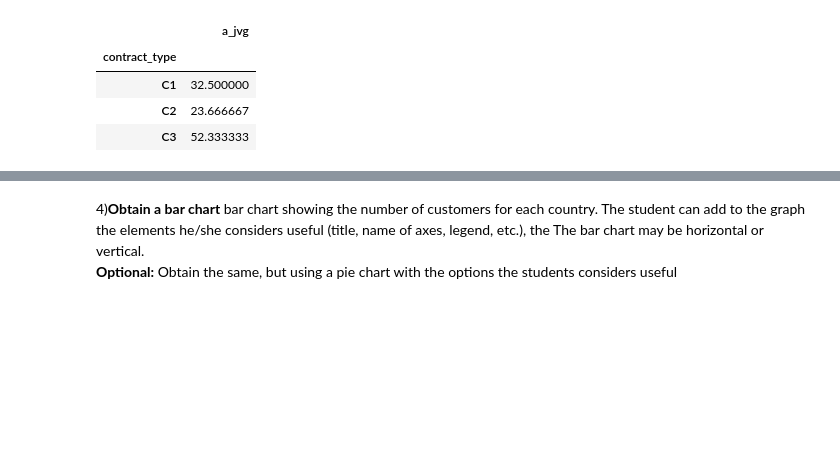
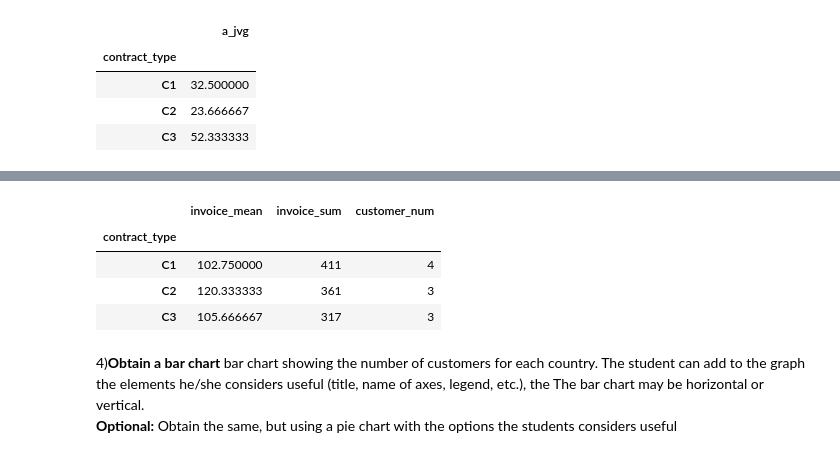
Before and after one commit to intisar2024/master_ITM, a Jupyter notebook: Assesment_M04.ipynb, the cells around one changed output, grey strips where cells are left out. Saved outputs shown, nothing was run; the diff lists cells and outputs as text; code cells hidden in the pictures; blank space fills up the shorter version.

```diff
--- a/Assesment_M04.ipynb
+++ b/Assesment_M04.ipynb
@@ -118,0 +136,5 @@ df_xyz
+# %%
+df_xyz=pd.DataFrame(customers)
+df_xyz
+#df_xyz2=df_xyz[(df_xyz['age']>=26) & (df_xyz['contract_type']=='c1')]
+#df_xyz2
@@ -136,3 +204,14 @@ df_jvg.groupby('contract_type').agg(a_jvg=('age', 'mean'))
+# %%
+df_xyz[df_xyz['invoice1'] >= 82].groupby('contract_type').agg(invoice_mean=('invoice1','mean'),
+                      invoice_sum=('invoice1', 'sum'),
+                      customer_num=('invoice1','count')
+                          )
+# %% [output]
+|  | invoice_mean | invoice_sum | customer_num |
+| contract_type |  |  |  |
+| C1 | 102.750000 | 411 | 4 |
+| C2 | 120.333333 | 361 | 3 |
+| C3 | 105.666667 | 317 | 3 |
 # %% [markdown]
 4)__Obtain a bar chart__ bar chart showing the number of customers for each country. The student can add to the graph the elements he/she considers useful (title, name of axes, legend, etc.), the The bar chart may be horizontal or vertical.
 __Optional:__ Obtain the same, but using a pie chart with the options the students considers useful
```
Also changed, not shown: parts of 10 cells of this notebook.
